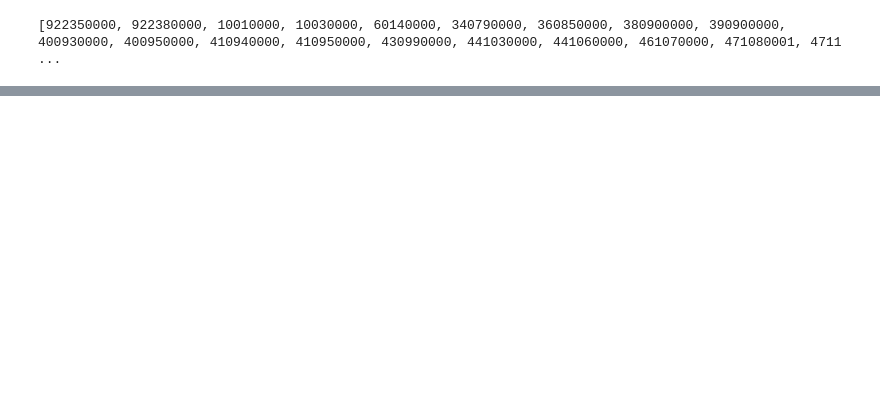
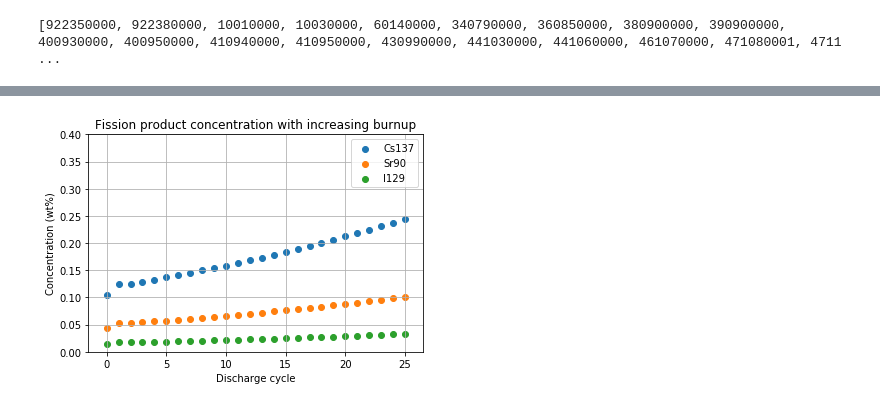
Before and after one commit to jbae11/depletion_rom, a Jupyter notebook: cyclus_implementation.ipynb, the cells around one changed output, grey strips where cells are left out. Saved outputs shown, nothing was run; the diff lists cells and outputs as text; code cells hidden in the pictures; blank space fills up the shorter version.

```diff
--- a/cyclus_implementation.ipynb
+++ b/cyclus_implementation.ipynb
@@ -50,3 +71,8 @@ plt.plot(iso_trans_dict[942390000])
+# %%
+get_isotopic_plot([551370000, 380900000, 531290000], 'Discharge cycle', 'Concentration (wt%)',
+                  'Fission product concentration with increasing burnup', './images/cyclus_imp/fp.png', ylim=[0,0.4])
+# %% [output]
+[figure, added]
 # %%
 # input fuel enrichment
 # unf composition
```
Also changed, not shown: parts of 17 cells of this notebook.
